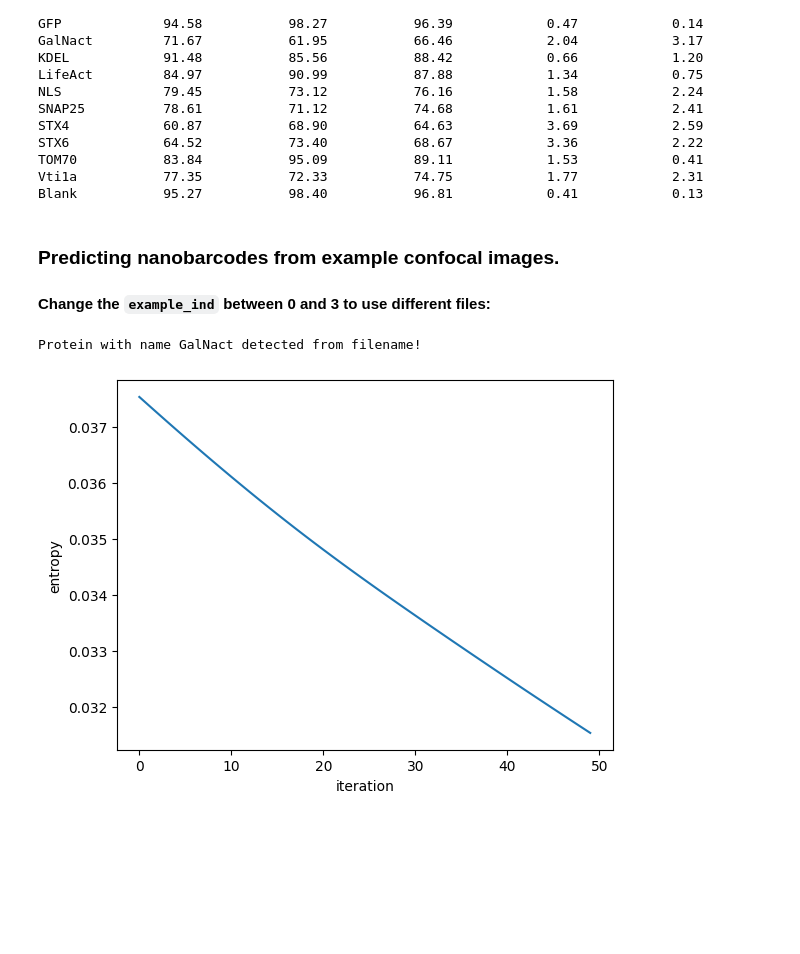
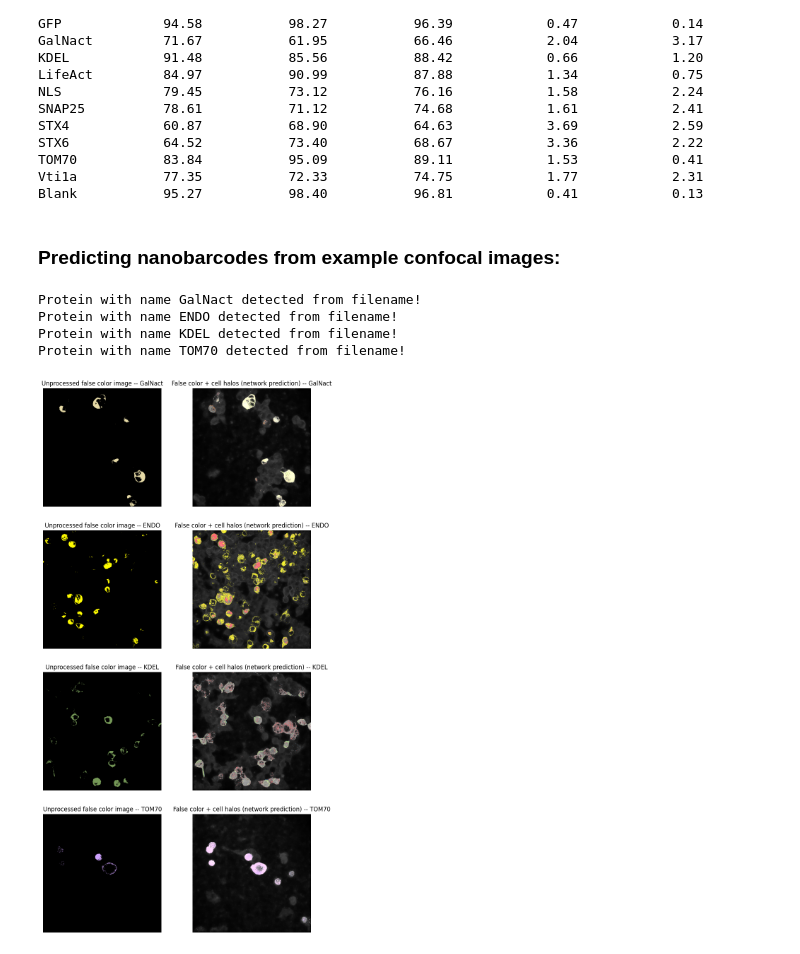
Before and after one commit to noegroup/deep_nanobarcode, a Jupyter notebook: notebooks/nanobarcode_classifier_net.ipynb, the cells around one changed output. Cells and saved outputs as stored; diff of their text form; code cells hidden in the pictures; blank space fills up the shorter version.

Commit message:
updated example notebook

````diff
--- a/notebooks/nanobarcode_classifier_net.ipynb
+++ b/notebooks/nanobarcode_classifier_net.ipynb
@@ -235,34 +234,38 @@ TOM70           83.84           95.09           89.11            1.53
 Vti1a           77.35           72.33           74.75            1.77            2.31
 Blank           95.27           98.40           96.81            0.41            0.13
 # %% [markdown]
-### Predicting nanobarcodes from example confocal images.
-
-#### Change the ```example_ind``` between 0 and 3 to use different files:
+### Predicting nanobarcodes from example confocal images:
 # %%
 example_ind = 0
 
 # number of entropy minimization iterations used by the "ContrastModifierNet"
-n_optim_iter = 50
+n_optim_iter = 10
 
 example_files = ['GalNact_NL1b_CS2_P5_CH11_Gain550',
                  'ENDO_NL1ab_CS2_P2_CH11_Gain550',
                  'KDEL_NL4_CS1_P3_CH11_Gain550',
                  'TOM70_NRXN3Beta-_CS1_P1_CH11_Gain550']
 
-image_file_name = f"{example_folder}/{example_files[example_ind]}.lsm"
+fig, ax = plt.subplots(nrows=len(example_files), ncols=2, figsize=(10, 5 * len(example_files)))
 
-result = model.predict_from_image_file(file_name=image_file_name, net=net,
-                                       dataset=dataset, n_optim_iter=n_optim_iter,
-                                       brightness_scaling_method=dataset_scaling)
+for i, _file in enumerate(example_files):
 
+    image_file_name = f"{example_folder}/{_file}.lsm"
 
-plt.plot(result["iterative entropy"][0])
-plt.xlabel("iteration")
-plt.ylabel("entropy")
+    result = model.predict_from_image_file(file_name=image_file_name, net=net,
+                                           dataset=dataset, n_optim_iter=n_optim_iter,
+                                           brightness_scaling_method=dataset_scaling)
 
-if save_figures:
-    tifffile.imwrite(f"{output_dir}/false_color_{cropped_name}.tiff",
-                     data=result["cell-halo false-color stack"], compress=6, photometric='rgb')
+    ax[i, 0].imshow(result["unprocessed false-color stack"][0, :, :] / 65535.0)
+    ax[i, 0].set_title(f"Unprocessed false color image -- {result['protein name']}", fontsize=12)
+    ax[i, 0].axis('off')
+
+    ax[i, 1].imshow(result["cell-halo false-color stack"][0, :, :] / 65535.0)
+    ax[i, 1].set_title(f"False color + cell halos (network prediction) -- {result['protein name']}", fontsize=12)
+    ax[i, 1].axis('off')
 # %% [output]
 Protein with name GalNact detected from filename!
+Protein with name ENDO detected from filename!
+Protein with name KDEL detected from filename!
+Protein with name TOM70 detected from filename!
-[figure, old version]
+[figure, new version]
````
Also changed, not shown: parts of 3 cells of this notebook, 1 other file.
